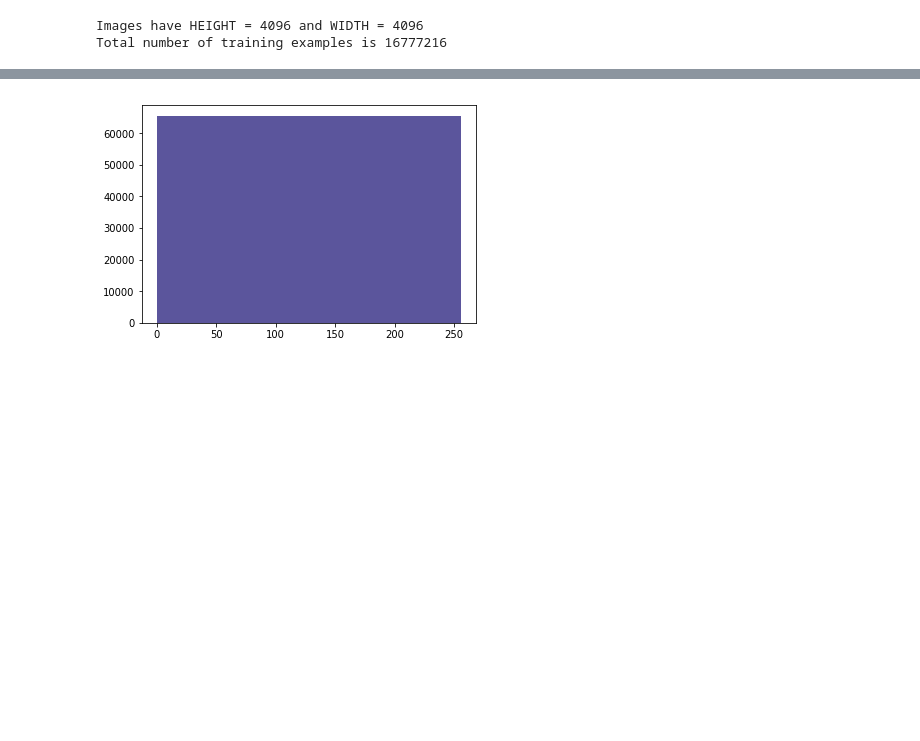
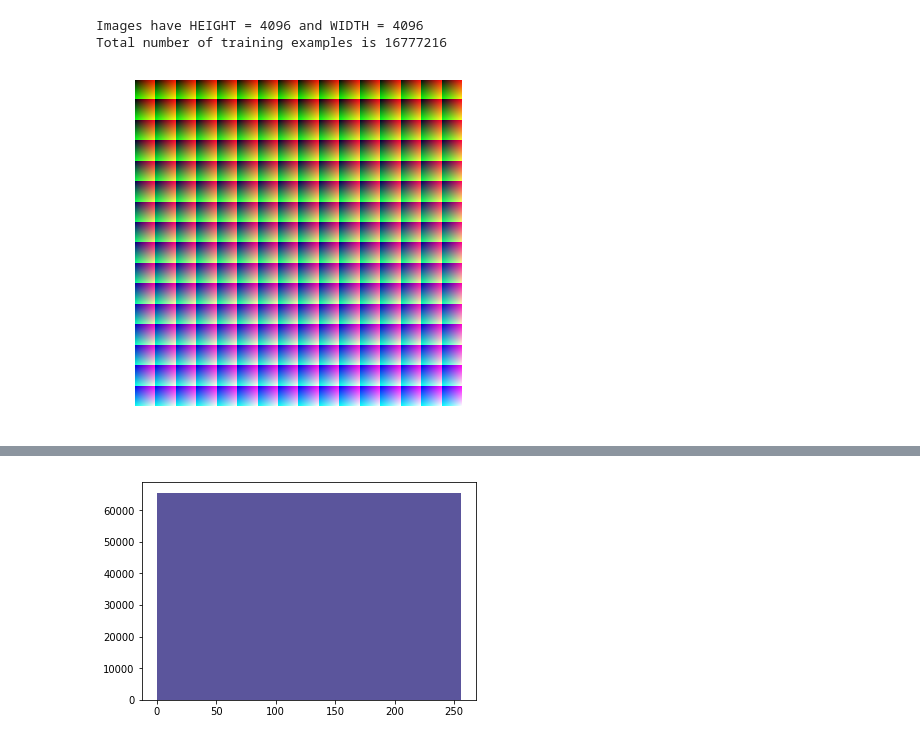
Before and after one commit to gluijk/image-processing-mlp, a Jupyter notebook: image-processing-mlp.ipynb, the cells around one changed output, grey strips where cells are left out. Saved outputs shown, nothing was run; the diff lists cells and outputs as text; code cells hidden in the pictures; blank space fills up the shorter version.

```diff
--- a/image-processing-mlp.ipynb
+++ b/image-processing-mlp.ipynb
@@ -26,3 +26,11 @@ print("Total number of training examples is", HEIGHT * WIDTH)
 # %% [output]
 Images have HEIGHT = 4096 and WIDTH = 4096
 Total number of training examples is 16777216
+# %%
+# Show Features image
+ZOOM = 2
+plt.figure(figsize = (4 * ZOOM, 3 * ZOOM))
+plt.imshow(features)
+plt.axis('off');
+# %% [output]
+[figure, added]
```
Also changed, not shown: parts of 5 cells of this notebook.
